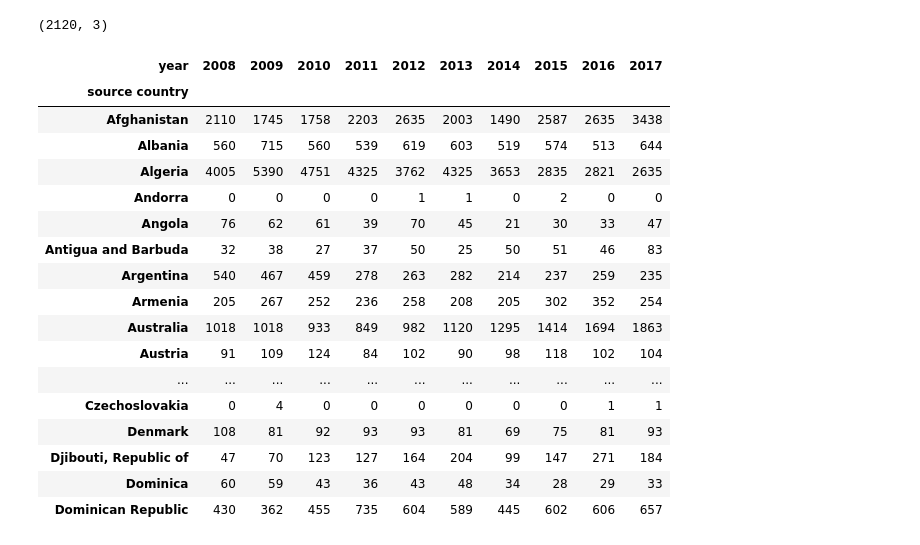
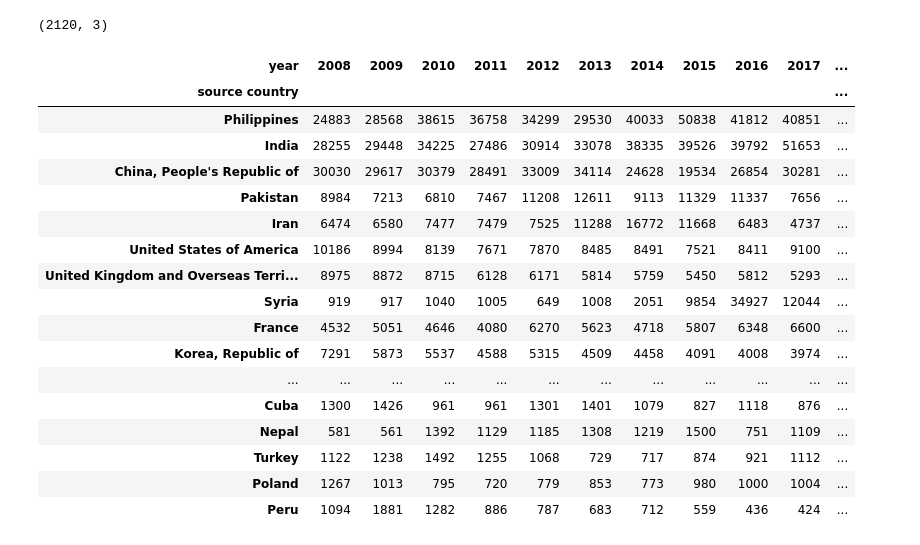
Before and after one commit to captainlalas/data_viz_with_python, a Jupyter notebook: Canada_Immigration_by_source_country.ipynb, the cells around one changed output. Cells and saved outputs as stored; diff of their text form; code cells hidden in the pictures.

```diff
--- a/Canada_Immigration_by_source_country.ipynb
+++ b/Canada_Immigration_by_source_country.ipynb
@@ -45,25 +45,31 @@ df_can.shape
 (2120, 3)
 # %%
 # Our table is too long to work with, let's make it wider (years) with the countries as index
-df_2017 = df_can.pivot_table(index='source country', columns='year', values='number')
+df_2017 = df_can.pivot(index='source country', columns='year', values='number')
 # %%
+# Let's add a column for the total over the period and sort descending by the total
+df_2017['total'] = df_2017.sum(axis=1)
+df_2017.sort_values(by=['total'], ascending=False, inplace=True)
+# df_2017 = df_2017.index.droplevel()
+# df_2017.columns.tolist()
+# df_2017.index.tolist()
 df_2017.head(50)
 # %% [output]
-| year | 2008 | 2009 | 2010 | 2011 | 2012 | 2013 | 2014 | 2015 | 2016 | 2017 |
-| source country |  |  |  |  |  |  |  |  |  |  |
-| Afghanistan | 2110 | 1745 | 1758 | 2203 | 2635 | 2003 | 1490 | 2587 | 2635 | 3438 |
-| Albania | 560 | 715 | 560 | 539 | 619 | 603 | 519 | 574 | 513 | 644 |
-| Algeria | 4005 | 5390 | 4751 | 4325 | 3762 | 4325 | 3653 | 2835 | 2821 | 2635 |
-| Andorra | 0 | 0 | 0 | 0 | 1 | 1 | 0 | 2 | 0 | 0 |
-| Angola | 76 | 62 | 61 | 39 | 70 | 45 | 21 | 30 | 33 | 47 |
-| Antigua and Barbuda | 32 | 38 | 27 | 37 | 50 | 25 | 50 | 51 | 46 | 83 |
-| Argentina | 540 | 467 | 459 | 278 | 263 | 282 | 214 | 237 | 259 | 235 |
-| Armenia | 205 | 267 | 252 | 236 | 258 | 208 | 205 | 302 | 352 | 254 |
-| Australia | 1018 | 1018 | 933 | 849 | 982 | 1120 | 1295 | 1414 | 1694 | 1863 |
-| Austria | 91 | 109 | 124 | 84 | 102 | 90 | 98 | 118 | 102 | 104 |
-| ... | ... | ... | ... | ... | ... | ... | ... | ... | ... | ... |
-| Czechoslovakia | 0 | 4 | 0 | 0 | 0 | 0 | 0 | 0 | 1 | 1 |
-| Denmark | 108 | 81 | 92 | 93 | 93 | 81 | 69 | 75 | 81 | 93 |
-| Djibouti, Republic of | 47 | 70 | 123 | 127 | 164 | 204 | 99 | 147 | 271 | 184 |
-| Dominica | 60 | 59 | 43 | 36 | 43 | 48 | 34 | 28 | 29 | 33 |
-| Dominican Republic | 430 | 362 | 455 | 735 | 604 | 589 | 445 | 602 | 606 | 657 |
+| year | 2008 | 2009 | 2010 | 2011 | 2012 | 2013 | 2014 | 2015 | 2016 | 2017 | ... |
+| source country |  |  |  |  |  |  |  |  |  |  | ... |
+| Philippines | 24883 | 28568 | 38615 | 36758 | 34299 | 29530 | 40033 | 50838 | 41812 | 40851 | ... |
+| India | 28255 | 29448 | 34225 | 27486 | 30914 | 33078 | 38335 | 39526 | 39792 | 51653 | ... |
+| China, People's Republic of | 30030 | 29617 | 30379 | 28491 | 33009 | 34114 | 24628 | 19534 | 26854 | 30281 | ... |
+| Pakistan | 8984 | 7213 | 6810 | 7467 | 11208 | 12611 | 9113 | 11329 | 11337 | 7656 | ... |
+| Iran | 6474 | 6580 | 7477 | 7479 | 7525 | 11288 | 16772 | 11668 | 6483 | 4737 | ... |
+| United States of America | 10186 | 8994 | 8139 | 7671 | 7870 | 8485 | 8491 | 7521 | 8411 | 9100 | ... |
+| United Kingdom and Overseas Terri... | 8975 | 8872 | 8715 | 6128 | 6171 | 5814 | 5759 | 5450 | 5812 | 5293 | ... |
+| Syria | 919 | 917 | 1040 | 1005 | 649 | 1008 | 2051 | 9854 | 34927 | 12044 | ... |
+| France | 4532 | 5051 | 4646 | 4080 | 6270 | 5623 | 4718 | 5807 | 6348 | 6600 | ... |
+| Korea, Republic of | 7291 | 5873 | 5537 | 4588 | 5315 | 4509 | 4458 | 4091 | 4008 | 3974 | ... |
+| ... | ... | ... | ... | ... | ... | ... | ... | ... | ... | ... | ... |
+| Cuba | 1300 | 1426 | 961 | 961 | 1301 | 1401 | 1079 | 827 | 1118 | 876 | ... |
+| Nepal | 581 | 561 | 1392 | 1129 | 1185 | 1308 | 1219 | 1500 | 751 | 1109 | ... |
+| Turkey | 1122 | 1238 | 1492 | 1255 | 1068 | 729 | 717 | 874 | 921 | 1112 | ... |
+| Poland | 1267 | 1013 | 795 | 720 | 779 | 853 | 773 | 980 | 1000 | 1004 | ... |
+| Peru | 1094 | 1881 | 1282 | 886 | 787 | 683 | 712 | 559 | 436 | 424 | ... |
```
Also changed, not shown: parts of 3 cells of this notebook.
